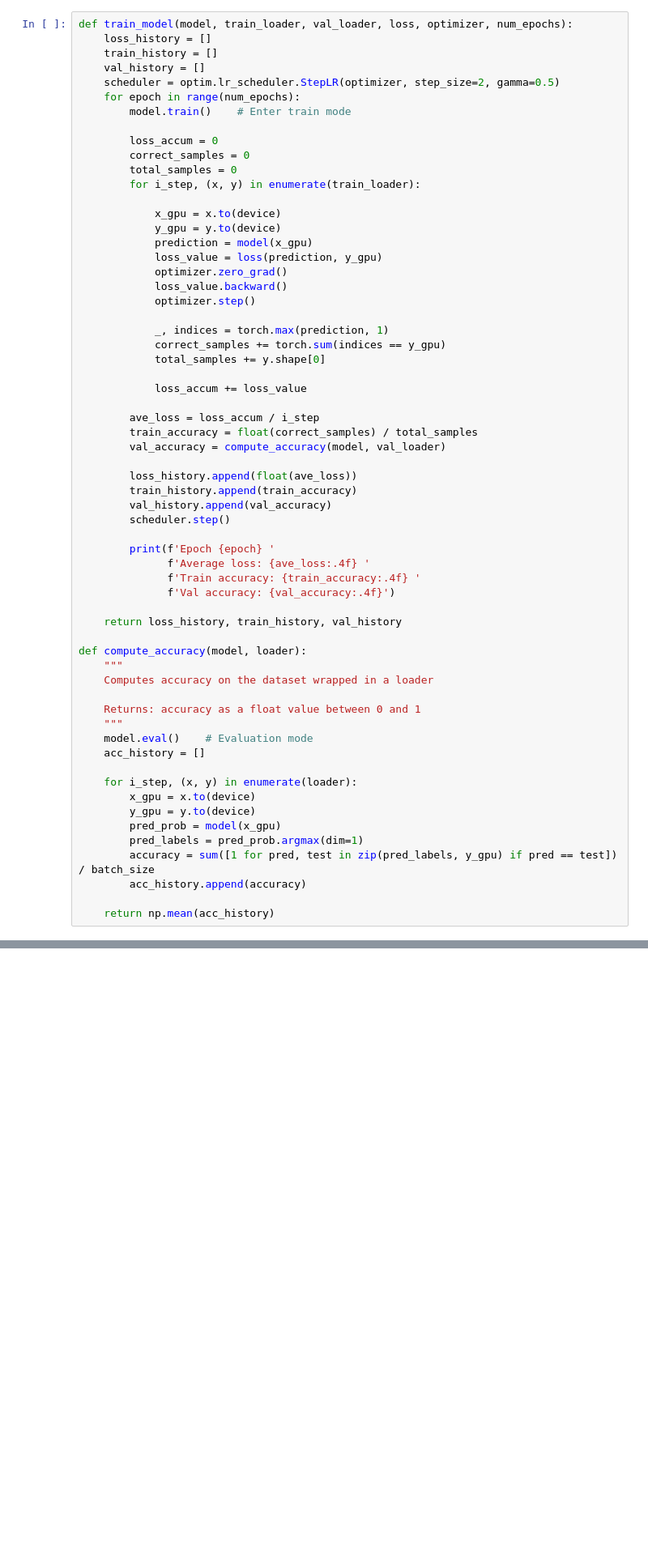
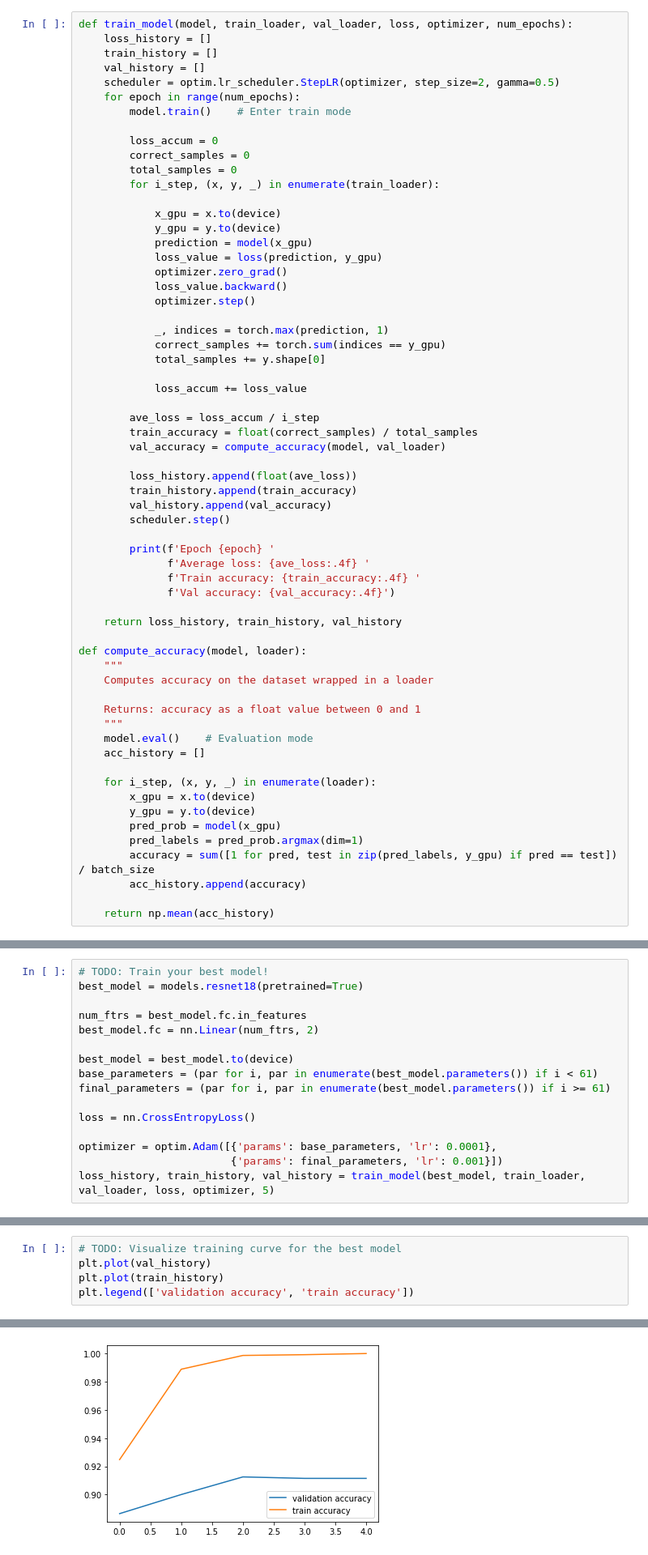
Before and after one commit to katerina-merkulova/dlcourse_ai, a Jupyter notebook: assignments/assignment4/HotdogOrNot.ipynb, the cells around one changed output, grey strips where cells are left out. Shown at 81% size. Drawn from its saved outputs; the diff is of its cells as text; blank space fills up the shorter version.

```diff
--- a/assignments/assignment4/HotdogOrNot.ipynb
+++ b/assignments/assignment4/HotdogOrNot.ipynb
@@ -204,7 +208,7 @@ def train_model(model, train_loader, val_loader, loss, optimizer, num_epochs):
         loss_accum = 0
         correct_samples = 0
         total_samples = 0
-        for i_step, (x, y) in enumerate(train_loader):
+        for i_step, (x, y, _) in enumerate(train_loader):
 
             x_gpu = x.to(device)
             y_gpu = y.to(device)
@@ -245,7 +249,7 @@ def compute_accuracy(model, loader):
     model.eval()    # Evaluation mode
     acc_history = []
 
-    for i_step, (x, y) in enumerate(loader):
+    for i_step, (x, y, _) in enumerate(loader):
         x_gpu = x.to(device)
         y_gpu = y.to(device)
         pred_prob = model(x_gpu)
@@ -430,0 +514,16 @@ best_model = None
+# %%
+# TODO: Train your best model!
+best_model = models.resnet18(pretrained=True)
+
+num_ftrs = best_model.fc.in_features
+best_model.fc = nn.Linear(num_ftrs, 2)
+
+best_model = best_model.to(device)
+base_parameters = (par for i, par in enumerate(best_model.parameters()) if i < 61)
+final_parameters = (par for i, par in enumerate(best_model.parameters()) if i >= 61)
+
+loss = nn.CrossEntropyLoss()
+
+optimizer = optim.Adam([{'params': base_parameters, 'lr': 0.0001},
+                        {'params': final_parameters, 'lr': 0.001}])
+loss_history, train_history, val_history = train_model(best_model, train_loader, val_loader, loss, optimizer, 5)
@@ -437,0 +543,6 @@ print("F1: %4.3f, P: %4.3f, R: %4.3f" % (precision, recall, f1))
+# %%
+# TODO: Visualize training curve for the best model
+plt.plot(val_history)
+plt.plot(train_history)
+plt.legend(['validation accuracy', 'train accuracy'])
+# %% [output]
@@ -438,2 +550,3 @@ print("F1: %4.3f, P: %4.3f, R: %4.3f" % (precision, recall, f1))
+[figure, added]
 # %% [markdown]
 ## Визуализируйте ошибки лучшей модели
```
Also changed, not shown: parts of 21 cells of this notebook.
